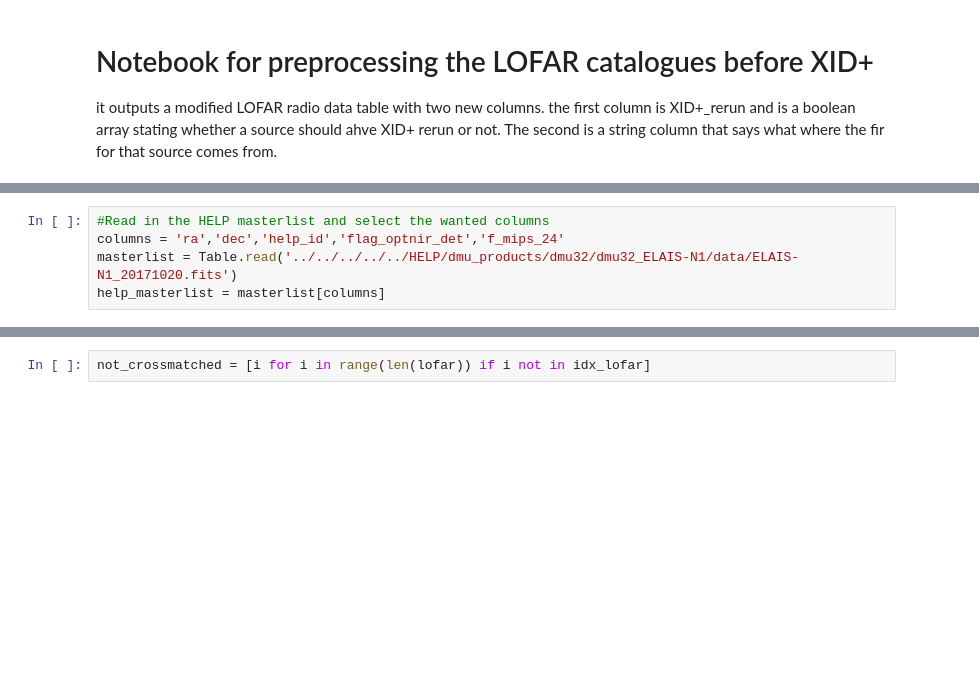
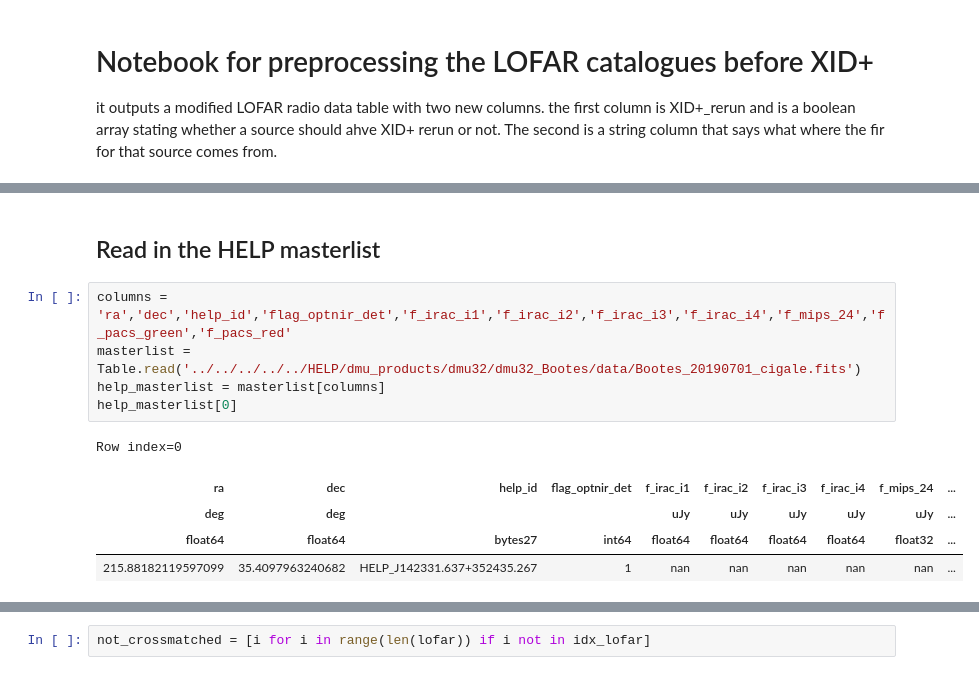
Before and after one commit to StevenDuivenvoorden/FIR-group, a Jupyter notebook: Ian/lofar/deep_fields/Bootes/XID+_preparation.ipynb, the cells around one changed output, grey strips where cells are left out. Cells and saved outputs as stored; diff of their text form; blank space fills up the shorter version.

```diff
--- a/Ian/lofar/deep_fields/Bootes/XID+_preparation.ipynb
+++ b/Ian/lofar/deep_fields/Bootes/XID+_preparation.ipynb
@@ -87,5 +158,13 @@ len(lofar)
+# %% [markdown]
+## Read in the HELP masterlist
 # %%
-#Read in the HELP masterlist and select the wanted columns
-columns = 'ra','dec','help_id','flag_optnir_det','f_mips_24'
-masterlist = Table.read('../../../../../HELP/dmu_products/dmu32/dmu32_ELAIS-N1/data/ELAIS-N1_20171020.fits')
+columns = 'ra','dec','help_id','flag_optnir_det','f_irac_i1','f_irac_i2','f_irac_i3','f_irac_i4','f_mips_24','f_pacs_green','f_pacs_red'
+masterlist = Table.read('../../../../../HELP/dmu_products/dmu32/dmu32_Bootes/data/Bootes_20190701_cigale.fits')
 help_masterlist = masterlist[columns]
+help_masterlist[0]
+# %% [output]
+Row index=0
+| ra | dec | help_id | flag_optnir_det | f_irac_i1 | f_irac_i2 | f_irac_i3 | f_irac_i4 | f_mips_24 | ... |
+| deg | deg |  |  | uJy | uJy | uJy | uJy | uJy | ... |
+| float64 | float64 | bytes27 | int64 | float64 | float64 | float64 | float64 | float32 | ... |
+| 215.88182119597099 | 35.4097963240682 | HELP_J142331.637+352435.267 | 1 | nan | nan | nan | nan | nan | ... |
```
Also changed, not shown: parts of 54 cells of this notebook, 37 other files.
